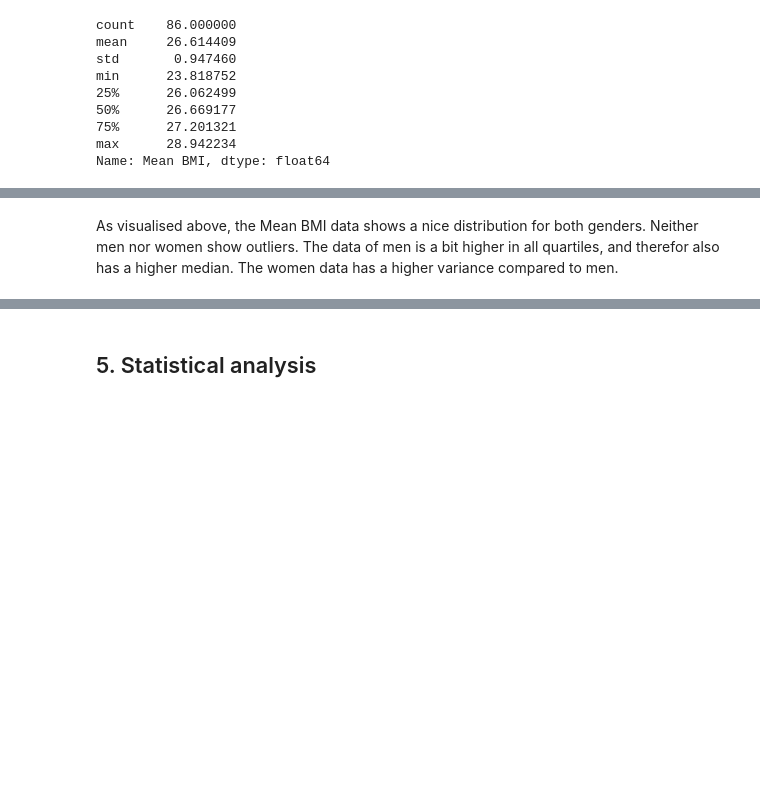
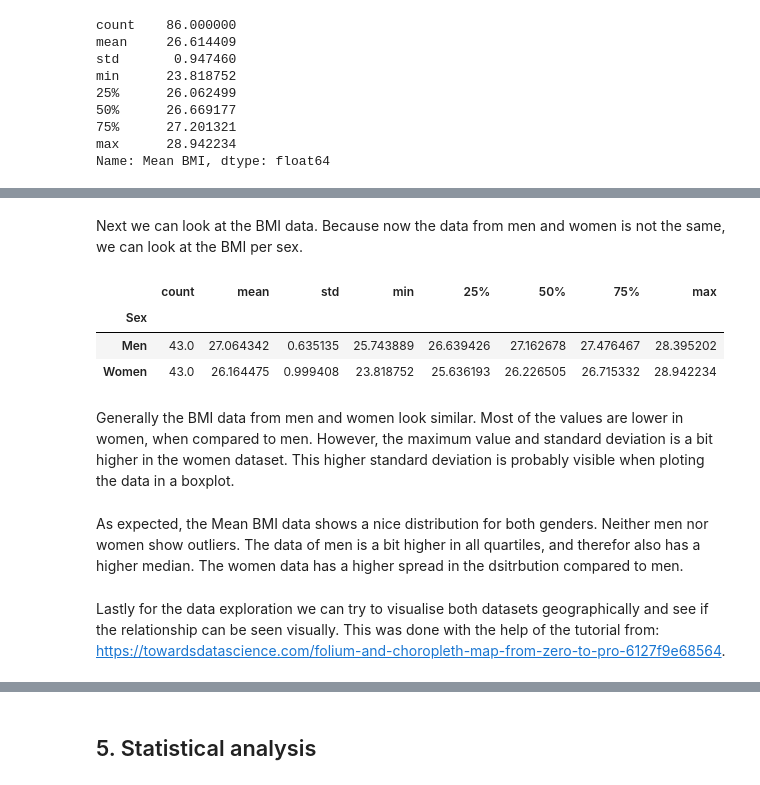
Before and after one commit to JobMaathuis/Affordability_healthy_diet_and_BMI, a Jupyter notebook: final_assignment.ipynb, the cells around one changed output, grey strips where cells are left out. Cells and saved outputs as stored; diff of their text form; code cells hidden in the pictures; blank space fills up the shorter version.

Commit message:
Finished statistical and conclusion part, updated some parts of data exploration

```diff
--- a/final_assignment.ipynb
+++ b/final_assignment.ipynb
@@ -38,7 +38,6 @@ healthy_diet_affordability = config['food_affordability']
 ### 3.1 BMI
 # %%
 df_bmi = pd.read_csv(bmi, encoding='latin-1') # file uses latin-1 encoding
-df_bmi = df_bmi.astype({'Country/Region/World': str, 'ISO': str})
 df_bmi = df_bmi[df_bmi.Year == 2016]  # we only want the 2016 data
 df_bmi = df_bmi.drop(columns='Year')  # remove the year column, we only have 2016 left so redundant
 df_bmi.head()
@@ -54,7 +53,7 @@ df_bmi.head()
 Some column names are pretty long and make it inconvenient to read and work with. The next code chunk shortens these column names to make it more readible. This is done by regex and substituting some words into shorter words or removing parts of the column name.
 # %%
 # dict for patterns and replacements for the column names
-replace_dict = {'Prevalence': 'Prev', 'kg/m²': '', 'lower 95% uncertainty interval': 'lower', 'upper 95% uncertainty interval': 'upper'}
+replace_dict = {'Prevalence': 'Prev', 'kg/mï¿½': '', 'lower 95% uncertainty interval': 'lower', 'upper 95% uncertainty interval': 'upper'}
 for pattern, replacement in replace_dict.items():
     df_bmi = df_bmi.rename(columns=lambda column: re.sub(pattern, replacement, column).rstrip())  # loops trhough all of the columns and use re.sub for the replacement
 # %%
@@ -221,0 +218,3 @@ df_countries.head()
+# %%
+df_countries = pd.read_csv(config['country_codes'])
+df_countries.head()
@@ -308,0 +284,11 @@ BokehUserWarning: ColumnDataSource's columns must be of the same length. Current
+# %% [markdown]
+Next we can look at the BMI data. Because now the data from men and women is not the same, we can look at the BMI per sex.
+# %%
+df_merged.groupby('Sex')['Mean BMI'].describe()
+# %% [output]
+|  | count | mean | std | min | 25% | 50% | 75% | max |
+| Sex |  |  |  |  |  |  |  |  |
+| Men | 43.0 | 27.064342 | 0.635135 | 25.743889 | 26.639426 | 27.162678 | 27.476467 | 28.395202 |
+| Women | 43.0 | 26.164475 | 0.999408 | 23.818752 | 25.636193 | 26.226505 | 26.715332 | 28.942234 |
+# %% [markdown]
+Generally the BMI data from men and women look similar. Most of the values are lower in women, when compared to men. However, the maximum value and standard deviation is a bit higher in the women dataset. This higher standard deviation is probably visible when ploting the data in a boxplot.
@@ -309,2 +318,5 @@ BokehUserWarning: ColumnDataSource's columns must be of the same length. Current
 # %% [markdown]
-As visualised above, the Mean BMI data shows a nice distribution for both genders. Neither men nor women show outliers. The data of men is a bit higher in all quartiles, and therefor also has a higher median. The women data has a higher variance compared to men.
+As expected, the Mean BMI data shows a nice distribution for both genders. Neither men nor women show outliers. The data of men is a bit higher in all quartiles, and therefor also has a higher median. The women data has a higher spread in the dsitrbution compared to men.
+# %% [markdown]
+
+Lastly for the data exploration we can try to visualise both datasets geographically and see if the relationship can be seen visually. This was done with the help of the tutorial from: https://towardsdatascience.com/folium-and-choropleth-map-from-zero-to-pro-6127f9e68564.
```
Also changed, not shown: parts of 35 cells of this notebook.
